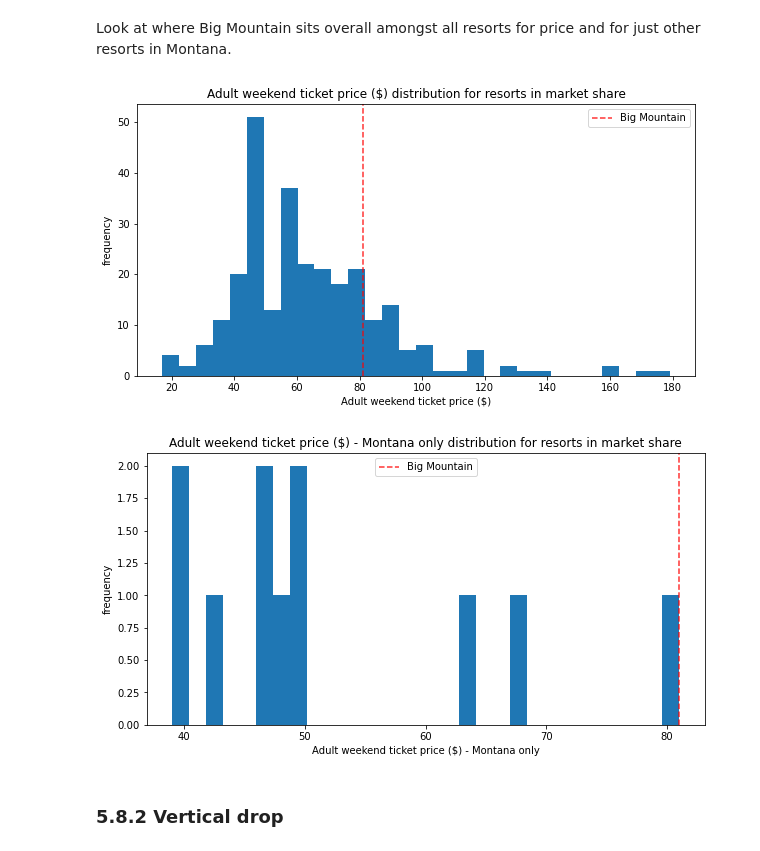
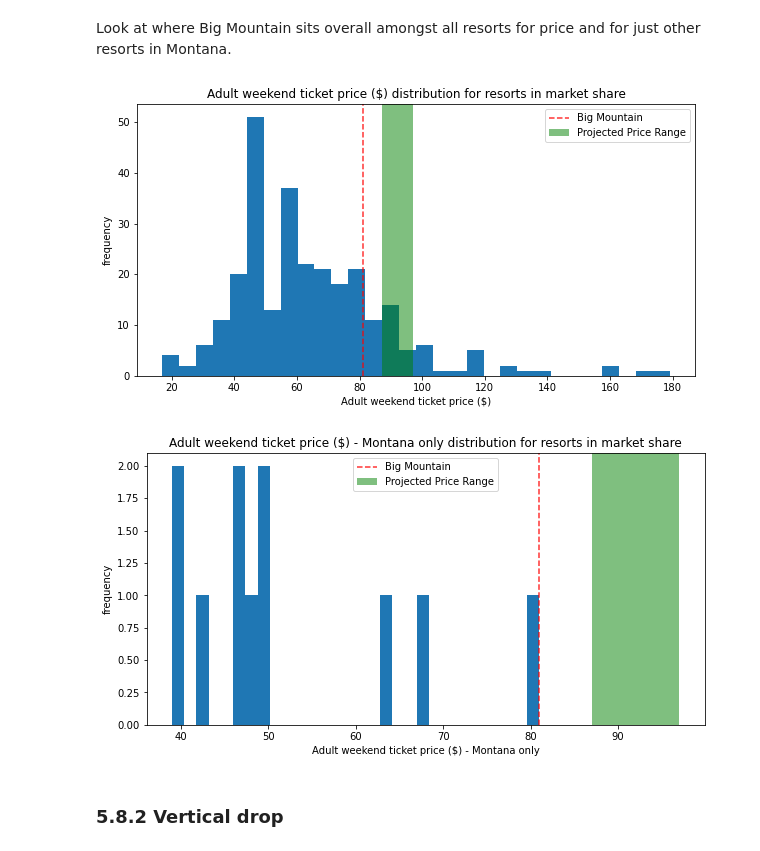
Before and after one commit to bashoori/Data-Science-Projects, a Jupyter notebook: Guided Capstone/Step Five - Modeling/05_modeling.ipynb, the cells around one changed output. Drawn from its saved outputs; the diff is of its cells as text; code cells hidden in the pictures.

```diff
--- a/Guided Capstone/Step Five - Modeling/05_modeling.ipynb
+++ b/Guided Capstone/Step Five - Modeling/05_modeling.ipynb
@@ -67,7 +66,7 @@ Warning: model created under different sklearn version
 # %% [markdown]
 ## 5.5 Load Data<a id='5.5_Load_Data'></a>
 # %%
-ski_data = pd.read_csv('data/ski_data_step3_features.csv')
+ski_data = pd.read_csv('/data/ski_data_step3_features.csv')
 # %%
 big_mountain = ski_data[ski_data.Name == 'Big Mountain Resort']
 # %%
@@ -165,7 +165,7 @@ It's often useful to define custom functions for visualizing data in meaningful
 #and it's nice to give it a slightly reduced alpha value, such as 0.8.
 #Don't forget to give it a useful label (e.g. 'Big Mountain') so it's listed
 #in the legend.
-def plot_compare(feat_name, description, state=None, figsize=(10, 5)):
+def plot_compare(feat_name, description, state=None, figsize=(10, 5), vspan=None):
     """Graphically compare distributions of features.
 
     Plot histogram of values for all resorts and reference line to mark
@@ -188,6 +188,9 @@ def plot_compare(feat_name, description, state=None, figsize=(10, 5)):
     ski_x = ski_x[np.isfinite(ski_x)]
     plt.hist(ski_x, bins=30)
     plt.axvline(x=big_mountain[feat_name].values, c='r', ls='--', alpha=0.8, label='Big Mountain')
+    if vspan is not None:
+        low, high = vspan
+        plt.axvspan(xmin=low, xmax=high, facecolor='g', alpha=0.5, label='Projected Price Range')
     plt.xlabel(description)
     plt.ylabel('frequency')
     plt.title(description + ' distribution for resorts in market share')
@@ -197,13 +200,13 @@ def plot_compare(feat_name, description, state=None, figsize=(10, 5)):
 # %% [markdown]
 Look at where Big Mountain sits overall amongst all resorts for price and for just other resorts in Montana.
 # %%
-plot_compare('AdultWeekend', 'Adult weekend ticket price ($)')
+plot_compare('AdultWeekend', 'Adult weekend ticket price ($)', vspan=(87, 97))
 # %% [output]
-[figure, old version]
+[figure, new version]
 # %%
-plot_compare('AdultWeekend', 'Adult weekend ticket price ($) - Montana only', state='Montana')
+plot_compare('AdultWeekend', 'Adult weekend ticket price ($) - Montana only', state='Montana', vspan=(87, 97))
 # %% [output]
-[figure, old version]
+[figure, new version]
 # %% [markdown]
 ### 5.8.2 Vertical drop<a id='5.8.2_Vertical_drop'></a>
 # %%
```
Also changed, not shown: parts of 14 cells of this notebook.
